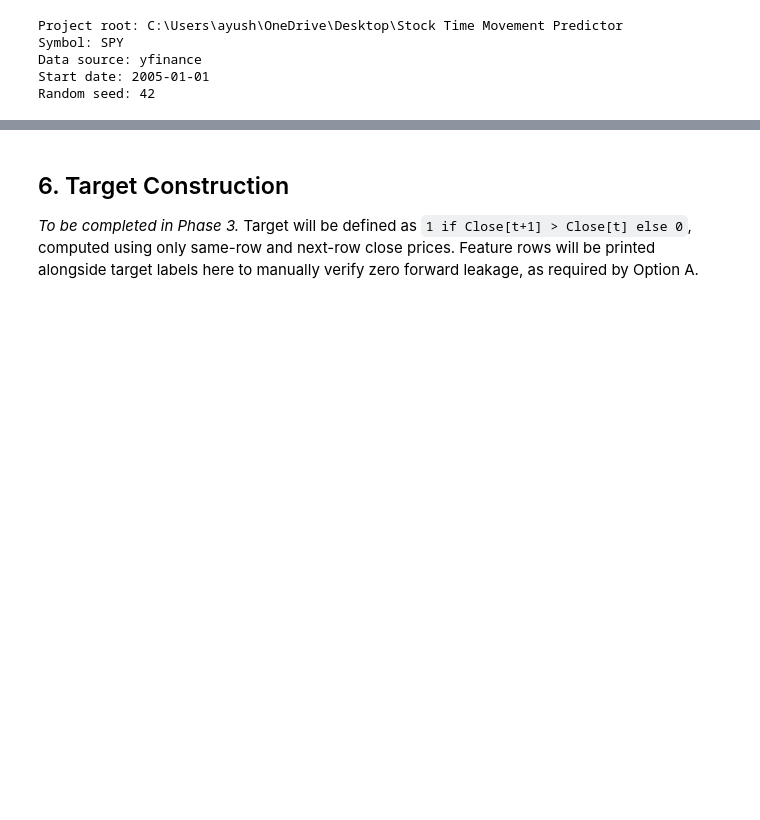
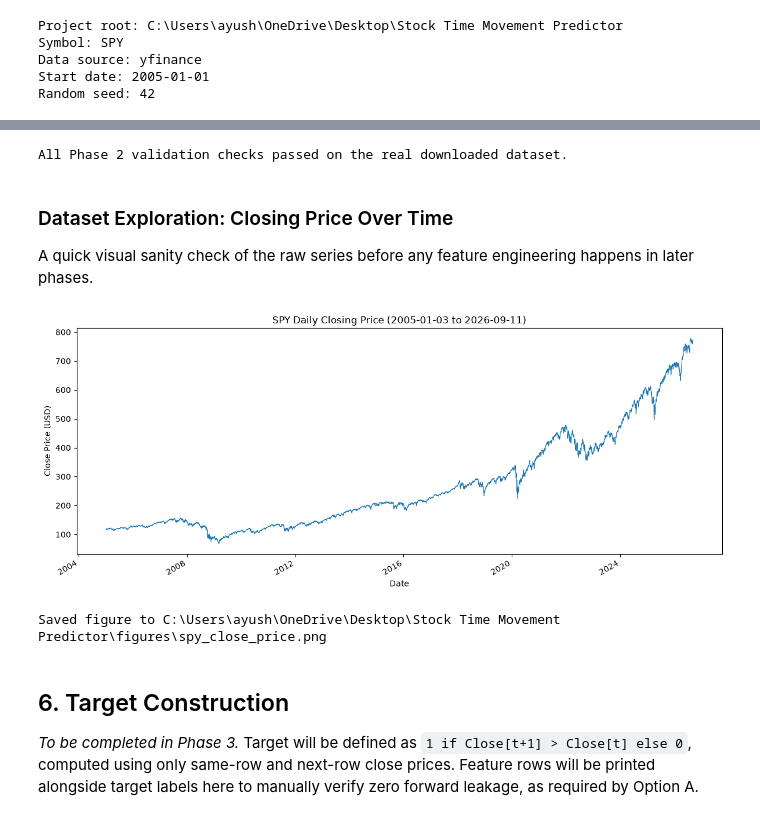
Before and after one commit to YushBytes/stock-price-movement-predictor, a Jupyter notebook: notebooks/stock_price_movement_predictor.ipynb, the cells around one changed output, grey strips where cells are left out. Drawn from its saved outputs; the diff is of its cells as text; code cells hidden in the pictures; blank space fills up the shorter version.

```diff
--- a/notebooks/stock_price_movement_predictor.ipynb
+++ b/notebooks/stock_price_movement_predictor.ipynb
@@ -68,3 +69,26 @@ Symbol: SPY
 Data source: yfinance
 Start date: 2005-01-01
 Random seed: 42
+# %%
+from src.data_loader import load_or_fetch_ohlcv
+
+df = load_or_fetch_ohlcv(
+    config.SYMBOL,
+    config.START_DATE,
+    config.END_DATE,
+    config.RAW_DATA_FILE,
+)
+
+print(f"Shape: {df.shape}")
+print(f"Columns: {list(df.columns)}")
+print()
+print("Dtypes:")
+print(df.dtypes)
+print()
+print(f"Date range: {df['Date'].min().date()} to {df['Date'].max().date()}")
+print()
+print("First 5 rows:")
+display(df.head())
+print()
+print("Last 5 rows:")
+display(df.tail())
@@ -75,3 +154,42 @@ _To be completed in Phase 2._ Will check for missing trading days, correct dtype
+# %%
+# Self-verifying checks -- these actually run against the real dataset above.
+# If any assertion fails, the notebook stops here rather than silently
+# continuing with bad data.
+assert report["has_all_required_columns"], "Missing required OHLCV columns."
+assert report["dates_valid"], "Some dates are null/invalid."
+assert report["is_chronological"], "Data is not sorted chronologically (oldest to newest)."
+assert report["duplicate_dates"] == 0, "Duplicate dates remain in the dataset."
+assert report["numeric_dtypes_ok"], "OHLCV columns are not all numeric."
+assert report["missing_values_total"] == 0, "Missing values found in OHLCV data."
+assert report["infinite_values_total"] == 0, "Infinite values found in OHLCV data."
+assert report["invalid_ohlc_relationship_rows"] == 0, "Invalid OHLC relationships found (High<Low or Open/Close outside [Low,High])."
+assert report["negative_volume_rows"] == 0, "Negative volume rows found."
+print("All Phase 2 validation checks passed on the real downloaded dataset.")
+# %% [output]
+All Phase 2 validation checks passed on the real downloaded dataset.
+# %% [markdown]
+### Dataset Exploration: Closing Price Over Time
+
+A quick visual sanity check of the raw series before any feature engineering happens in later phases.
+# %%
+import matplotlib.pyplot as plt
+
+fig, ax = plt.subplots(figsize=(12, 5))
+ax.plot(df["Date"], df["Close"], linewidth=0.8, color="#1f77b4")
+ax.set_title(f"{config.SYMBOL} Daily Closing Price ({df['Date'].min().date()} to {df['Date'].max().date()})")
+ax.set_xlabel("Date")
+ax.set_ylabel("Close Price (USD)")
+fig.autofmt_xdate()
+fig.tight_layout()
+
+figure_path = config.FIGURES_DIR / "spy_close_price.png"
+fig.savefig(figure_path, dpi=150)
+plt.show()
+
+print(f"Saved figure to {figure_path}")
+# %% [output]
+[figure, added]
+Saved figure to C:\Users\ayush\OneDrive\Desktop\Stock Time Movement Predictor\figures\spy_close_price.png
 # %% [markdown]
 ## 6. Target Construction
 
```
Also changed, not shown: parts of 5 cells of this notebook, 3 other files.
